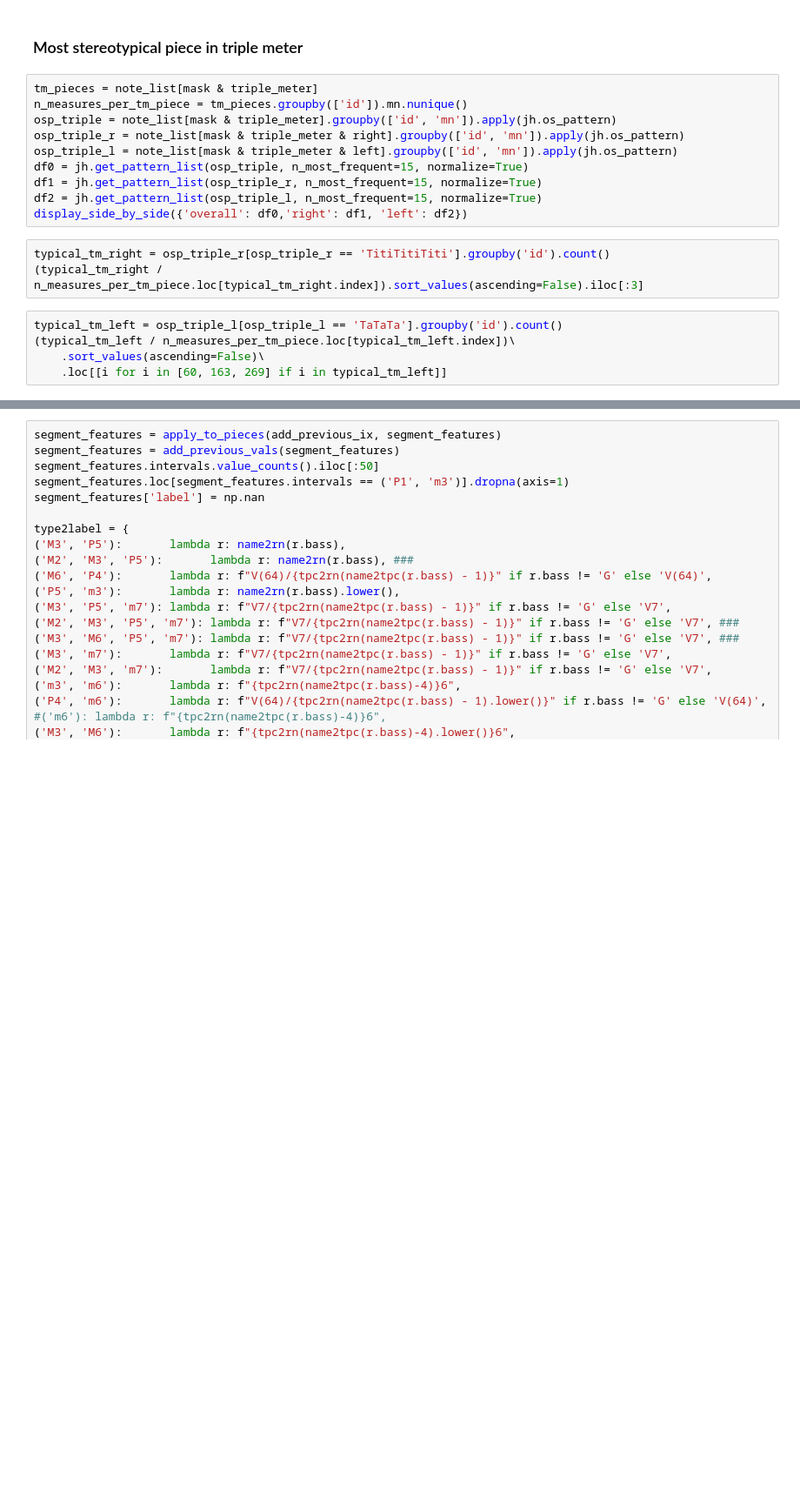
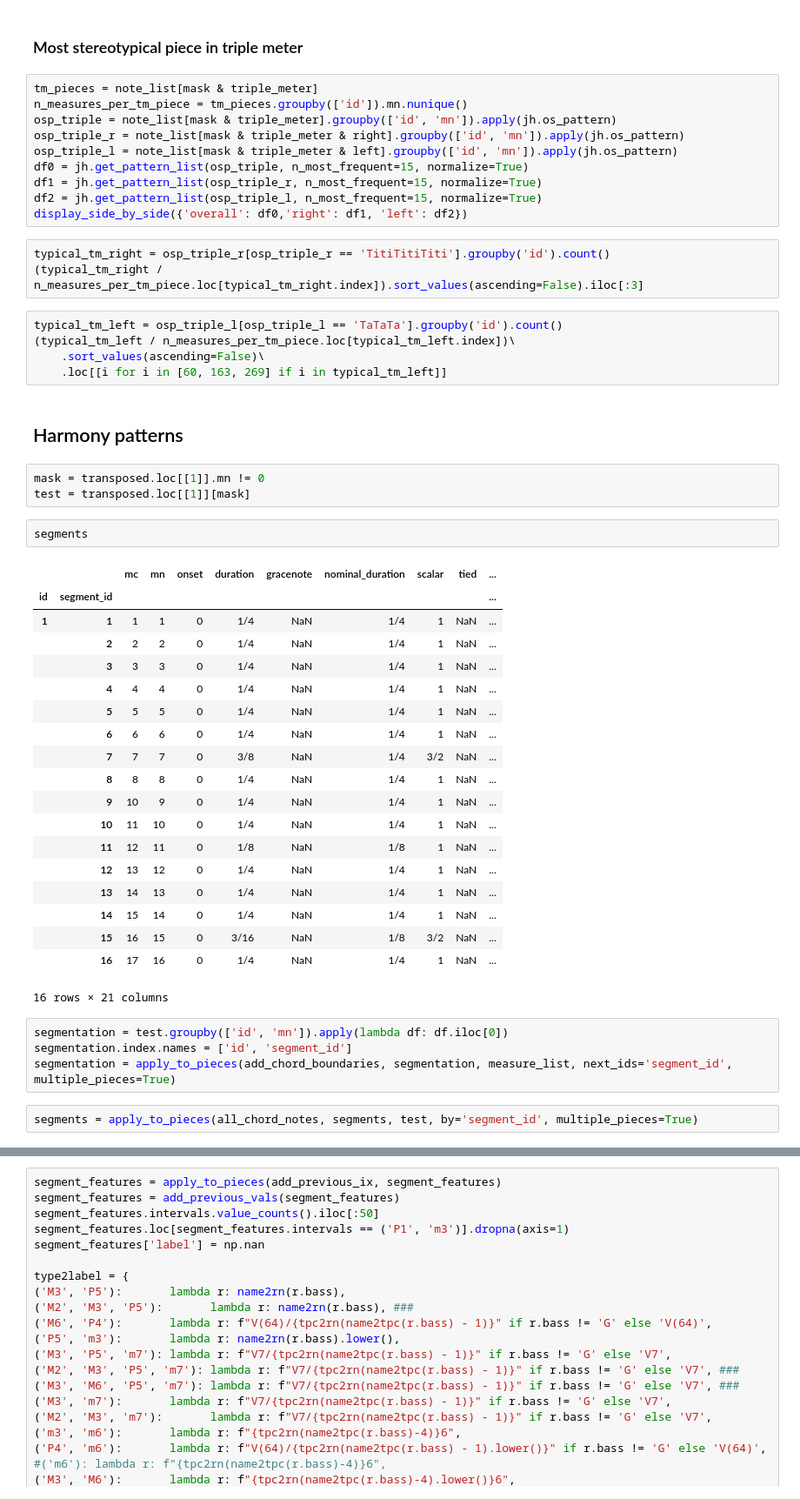
Before and after one commit to annotatorB/schubert_dances, a Jupyter notebook: jh.ipynb, the cells around one changed output, grey strips where cells are left out. Shown: that part at 87% size. Cells and saved outputs as stored; diff of their text form; blank space fills up the shorter version.

```diff
--- a/jh.ipynb
+++ b/jh.ipynb
@@ -171,3 +176,36 @@ typical_tm_left = osp_triple_l[osp_triple_l == 'TaTaTa'].groupby('id').count()
 (typical_tm_left / n_measures_per_tm_piece.loc[typical_tm_left.index])\
     .sort_values(ascending=False)\
     .loc[[i for i in [60, 163, 269] if i in typical_tm_left]]
+# %% [markdown]
+## Harmony patterns
+# %%
+mask = transposed.loc[[1]].mn != 0
+test = transposed.loc[[1]][mask]
+# %%
+segments
+# %% [output]
+|  |  | mc | mn | onset | duration | gracenote | nominal_duration | scalar | tied | ... |
+| id | segment_id |  |  |  |  |  |  |  |  | ... |
+| 1 | 1 | 1 | 1 | 0 | 1/4 | NaN | 1/4 | 1 | NaN | ... |
+|  | 2 | 2 | 2 | 0 | 1/4 | NaN | 1/4 | 1 | NaN | ... |
+|  | 3 | 3 | 3 | 0 | 1/4 | NaN | 1/4 | 1 | NaN | ... |
+|  | 4 | 4 | 4 | 0 | 1/4 | NaN | 1/4 | 1 | NaN | ... |
+|  | 5 | 5 | 5 | 0 | 1/4 | NaN | 1/4 | 1 | NaN | ... |
+|  | 6 | 6 | 6 | 0 | 1/4 | NaN | 1/4 | 1 | NaN | ... |
+|  | 7 | 7 | 7 | 0 | 3/8 | NaN | 1/4 | 3/2 | NaN | ... |
+|  | 8 | 8 | 8 | 0 | 1/4 | NaN | 1/4 | 1 | NaN | ... |
+|  | 9 | 10 | 9 | 0 | 1/4 | NaN | 1/4 | 1 | NaN | ... |
+|  | 10 | 11 | 10 | 0 | 1/4 | NaN | 1/4 | 1 | NaN | ... |
+|  | 11 | 12 | 11 | 0 | 1/8 | NaN | 1/8 | 1 | NaN | ... |
+|  | 12 | 13 | 12 | 0 | 1/4 | NaN | 1/4 | 1 | NaN | ... |
+|  | 13 | 14 | 13 | 0 | 1/4 | NaN | 1/4 | 1 | NaN | ... |
+|  | 14 | 15 | 14 | 0 | 1/4 | NaN | 1/4 | 1 | NaN | ... |
+|  | 15 | 16 | 15 | 0 | 3/16 | NaN | 1/8 | 3/2 | NaN | ... |
+|  | 16 | 17 | 16 | 0 | 1/4 | NaN | 1/4 | 1 | NaN | ... |
+16 rows × 21 columns
+# %%
+segmentation = test.groupby(['id', 'mn']).apply(lambda df: df.iloc[0])
+segmentation.index.names = ['id', 'segment_id']
+segmentation = apply_to_pieces(add_chord_boundaries, segmentation, measure_list, next_ids='segment_id', multiple_pieces=True)
+# %%
+segments = apply_to_pieces(all_chord_notes, segments, test, by='segment_id', multiple_pieces=True)
```
Also changed, not shown: parts of 5 cells of this notebook, 1 other file.
